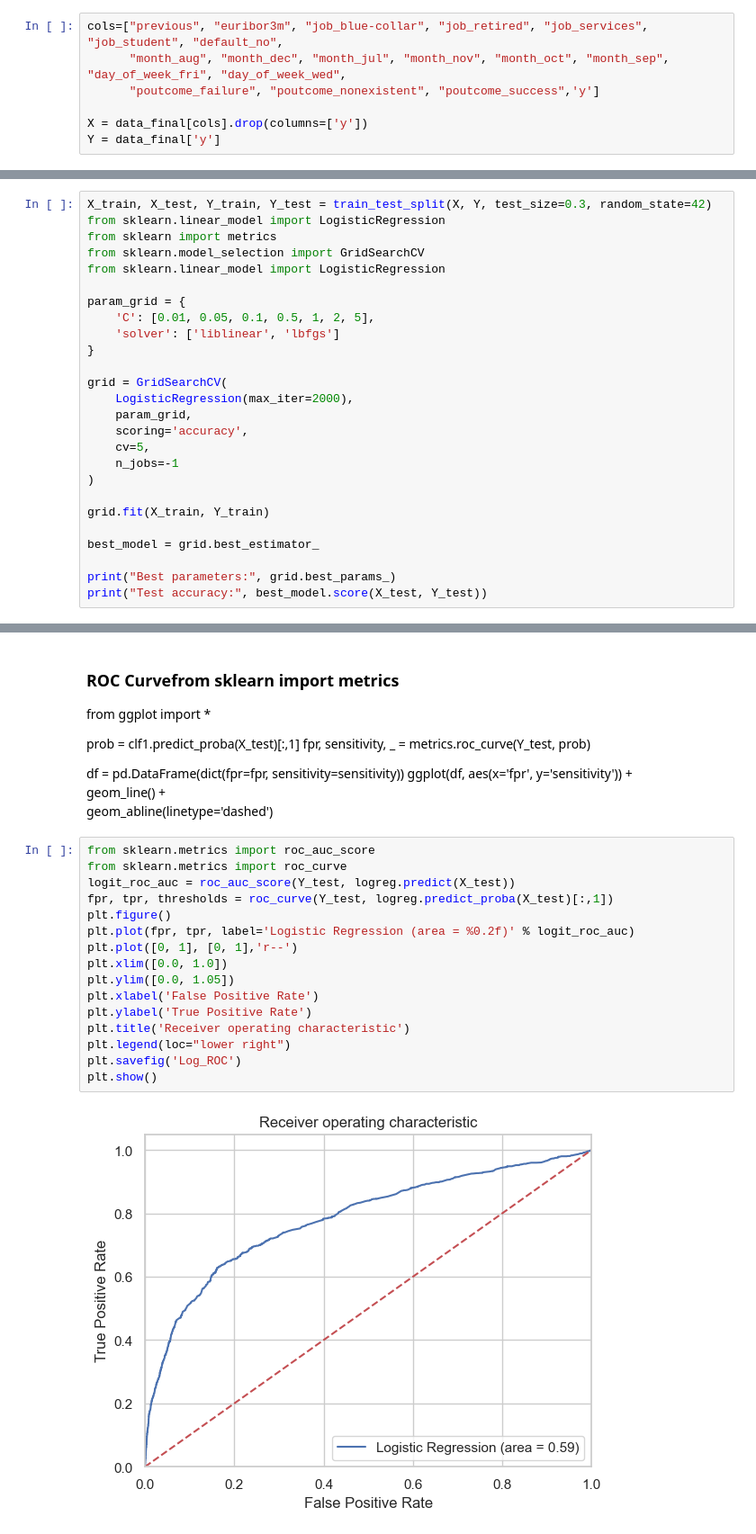
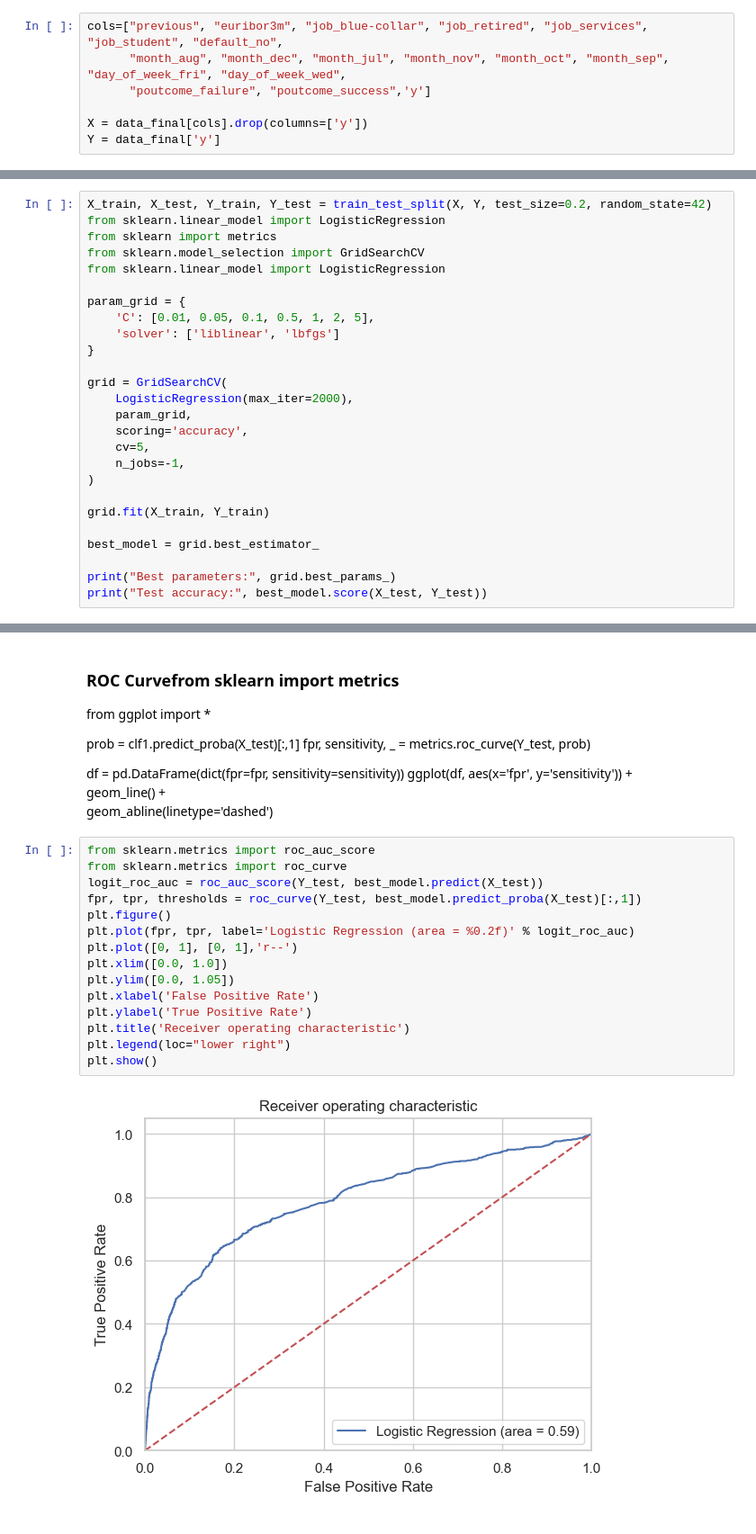
Before and after one commit to harshbhatt15/Additional_Projects, a Jupyter notebook: Banking_data_prediction/Logistic Regression in Python - Step by Step.ipynb, the cells around one changed output, grey strips where cells are left out. Shown at 90% size. Cells and saved outputs as stored; diff of their text form.

```diff
--- a/Banking_data_prediction/Logistic Regression in Python - Step by Step.ipynb
+++ b/Banking_data_prediction/Logistic Regression in Python - Step by Step.ipynb
@@ -341,7 +365,7 @@ The Recursive Feature Elimination (RFE) has helped us select the following featu
 # %%
 cols=["previous", "euribor3m", "job_blue-collar", "job_retired", "job_services", "job_student", "default_no",
       "month_aug", "month_dec", "month_jul", "month_nov", "month_oct", "month_sep", "day_of_week_fri", "day_of_week_wed",
-      "poutcome_failure", "poutcome_nonexistent", "poutcome_success",'y']
+      "poutcome_failure", "poutcome_success",'y']
 
 X = data_final[cols].drop(columns=['y'])
 Y = data_final['y']
@@ -408,7 +432,7 @@ print(data_final['y'].isnull().sum())
 # %% [output]
 0
 # %%
-X_train, X_test, Y_train, Y_test = train_test_split(X, Y, test_size=0.3, random_state=42)
+X_train, X_test, Y_train, Y_test = train_test_split(X, Y, test_size=0.2, random_state=42)
 from sklearn.linear_model import LogisticRegression
 from sklearn import metrics
 from sklearn.model_selection import GridSearchCV
@@ -424,7 +448,7 @@ grid = GridSearchCV(
     param_grid,
     scoring='accuracy',
     cv=5,
-    n_jobs=-1
+    n_jobs=-1,
 )
 
 grid.fit(X_train, Y_train)
@@ -527,18 +547,17 @@ ggplot(df, aes(x='fpr', y='sensitivity')) +\
 # %%
 from sklearn.metrics import roc_auc_score
 from sklearn.metrics import roc_curve
-logit_roc_auc = roc_auc_score(Y_test, logreg.predict(X_test))
-fpr, tpr, thresholds = roc_curve(Y_test, logreg.predict_proba(X_test)[:,1])
+logit_roc_auc = roc_auc_score(Y_test, best_model.predict(X_test))
+fpr, tpr, thresholds = roc_curve(Y_test, best_model.predict_proba(X_test)[:,1])
 plt.figure()
 plt.plot(fpr, tpr, label='Logistic Regression (area = %0.2f)' % logit_roc_auc)
 plt.plot([0, 1], [0, 1],'r--')
 plt.xlim([0.0, 1.0])
 plt.ylim([0.0, 1.05])
 plt.xlabel('False Positive Rate')
 plt.ylabel('True Positive Rate')
 plt.title('Receiver operating characteristic')
 plt.legend(loc="lower right")
-plt.savefig('Log_ROC')
 plt.show()
 # %% [output]
-[figure, old version]
+[figure, new version]
```
Also changed, not shown: parts of 17 cells of this notebook, 1 other file.
